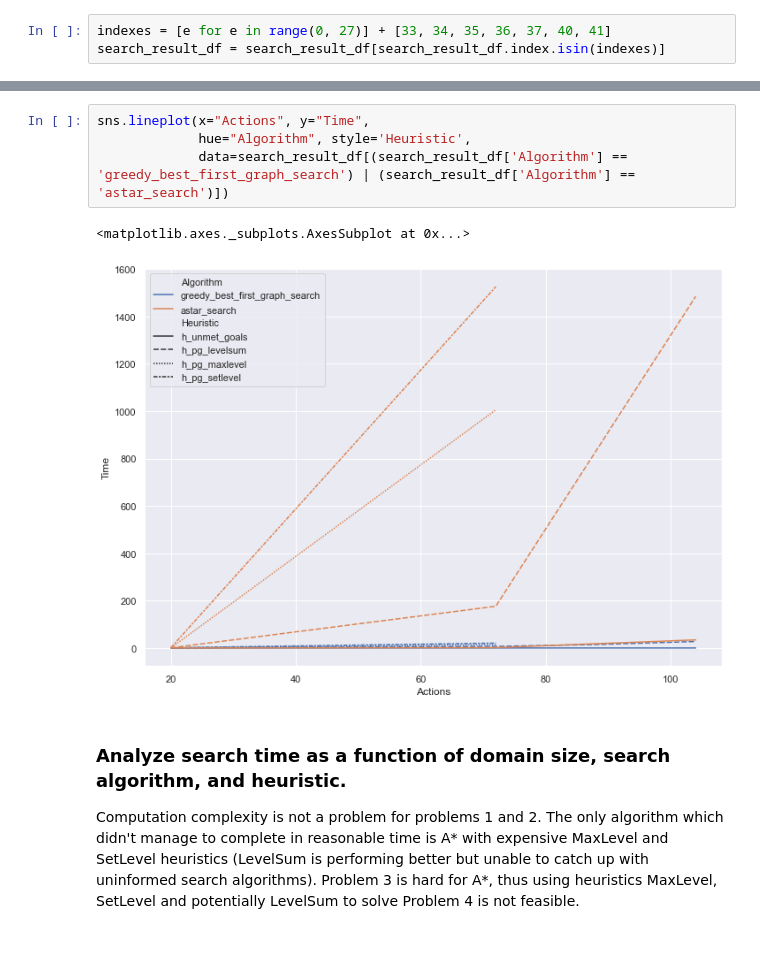
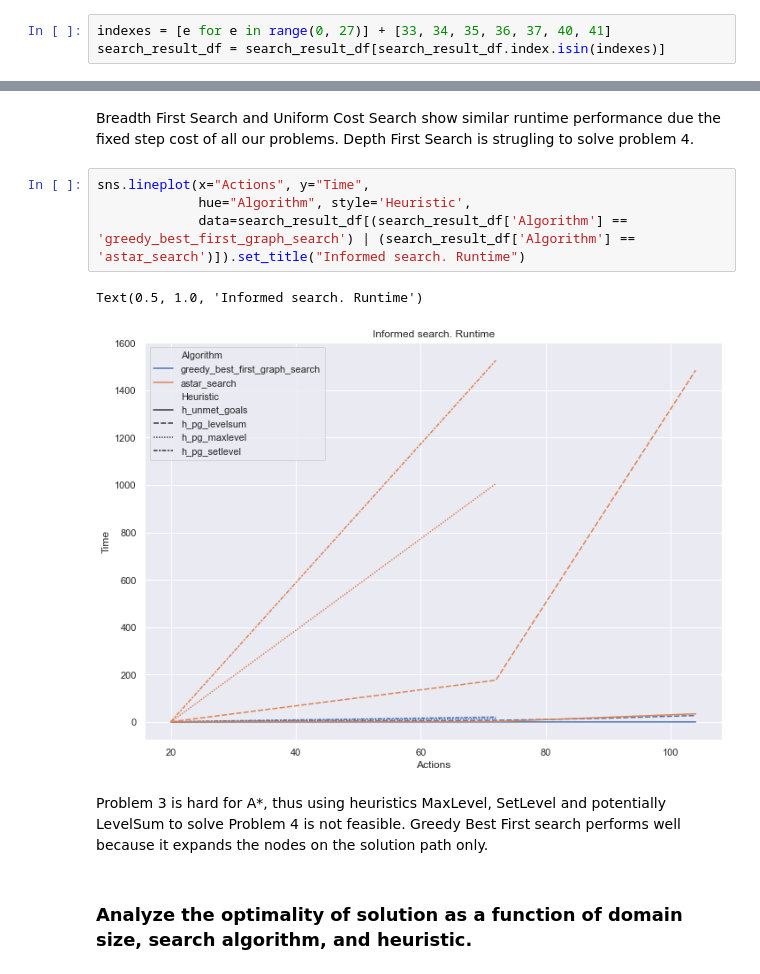
Before and after one commit to vamas/artificial-intelligence, a Jupyter notebook: Projects/2_Classical Planning/Reporting.ipynb, the cells around one changed output, grey strips where cells are left out. Cells and saved outputs as stored; diff of their text form; blank space fills up the shorter version.

```diff
--- a/Projects/2_Classical Planning/Reporting.ipynb
+++ b/Projects/2_Classical Planning/Reporting.ipynb
@@ -95,11 +104,13 @@ sns.lineplot(x="Actions", y="Time",
+# %% [markdown]
+Breadth First Search and Uniform Cost Search show similar runtime performance due the fixed step cost of all our problems. Depth First Search is strugling to solve problem 4.
 # %%
 sns.lineplot(x="Actions", y="Time",
              hue="Algorithm", style='Heuristic',
-             data=search_result_df[(search_result_df['Algorithm'] == 'greedy_best_first_graph_search') | (search_result_df['Algorithm'] == 'astar_search')])
+             data=search_result_df[(search_result_df['Algorithm'] == 'greedy_best_first_graph_search') | (search_result_df['Algorithm'] == 'astar_search')]).set_title("Informed search. Runtime")
 # %% [output]
-<matplotlib.axes._subplots.AxesSubplot at 0x...>
+Text(0.5, 1.0, 'Informed search. Runtime')
-[figure, old version]
+[figure, new version]
-# %% [markdown]
-### Analyze search time as a function of domain size, search algorithm, and heuristic.
-
-Computation complexity is not a problem for problems 1 and 2. The only algorithm which didn't manage to complete in reasonable time is A* with expensive MaxLevel and SetLevel heuristics (LevelSum is performing better but unable to catch up with uninformed search algorithms). Problem 3 is hard for A*, thus using heuristics MaxLevel, SetLevel and potentially LevelSum to solve Problem 4 is not feasible.
+# %% [markdown]
+Problem 3 is hard for A*, thus using heuristics MaxLevel, SetLevel and potentially LevelSum to solve Problem 4 is not feasible. Greedy Best First search performs well because it expands the nodes on the solution path only.
+# %% [markdown]
+### Analyze the optimality of solution as a function of domain size, search algorithm, and heuristic.
```
Also changed, not shown: parts of 22 cells of this notebook.
